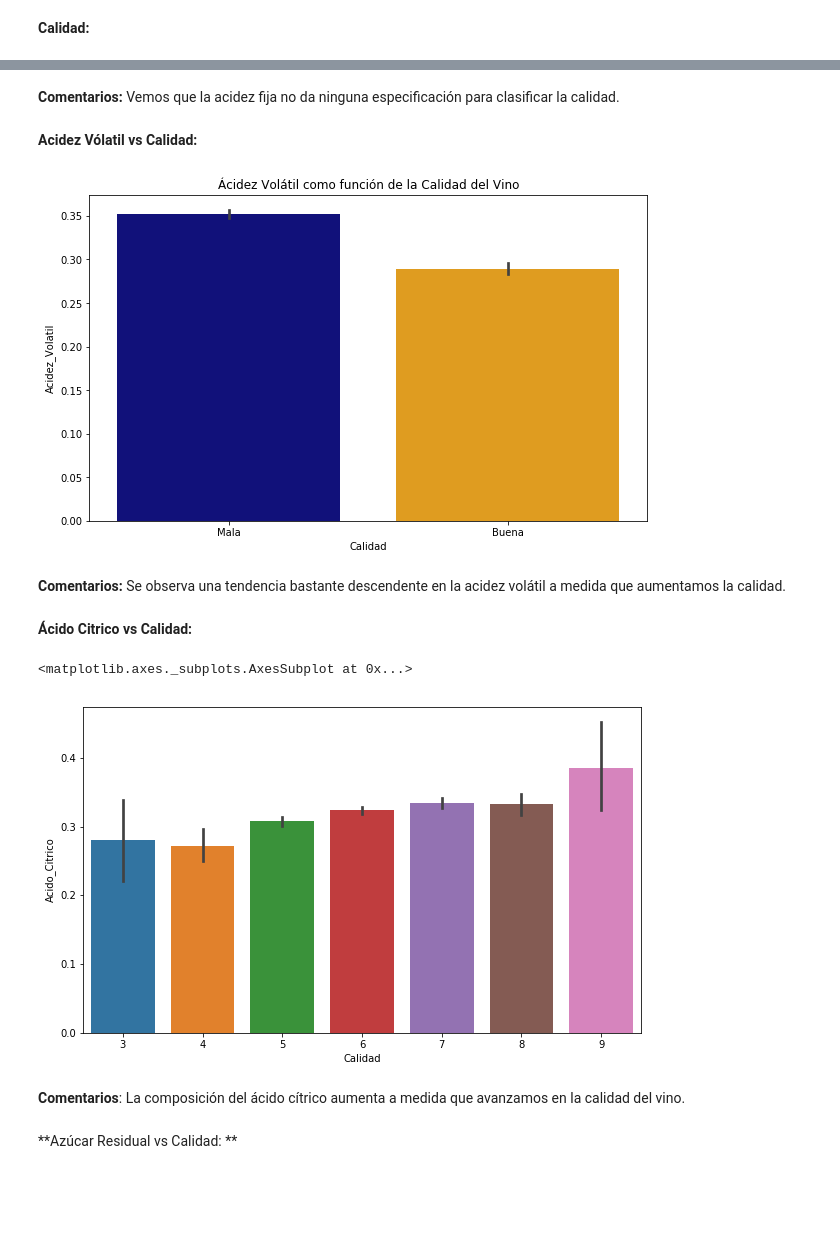
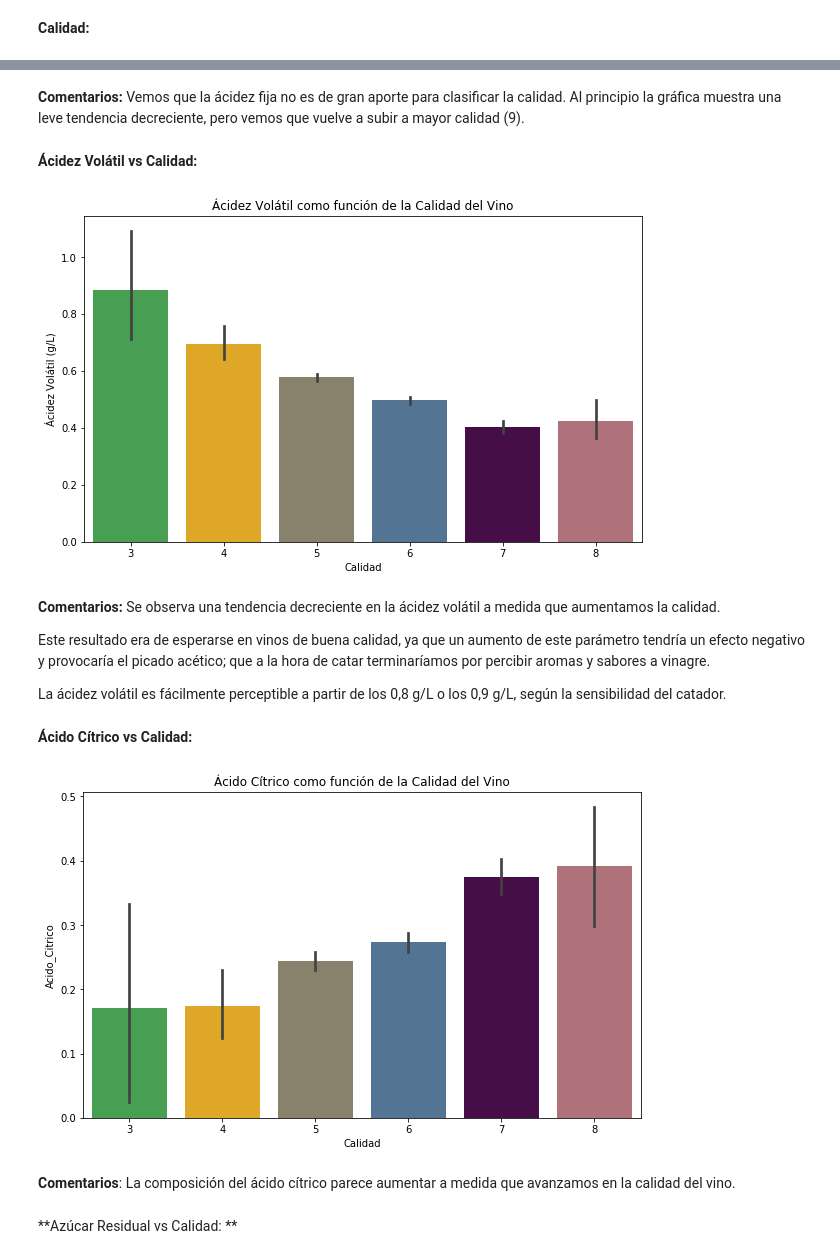
Before and after one commit to Fati486/TFM, a Jupyter notebook: Predicción_de_la_Calidad_del_Vino_usando_Machine_Learning.ipynb, the cells around one changed output, grey strips where cells are left out. Drawn from its saved outputs; the diff is of its cells as text; code cells hidden in the pictures; blank space fills up the shorter version.

```diff
--- a/Predicción_de_la_Calidad_del_Vino_usando_Machine_Learning.ipynb
+++ b/Predicción_de_la_Calidad_del_Vino_usando_Machine_Learning.ipynb
@@ -49,6 +76,6 @@ adc.json  sample_data  winequalityX.csv
 # %%
-# Carga del Dataset winequalityX.csv
-wineX = pd.read_csv('winequalityX.csv')
+# Carga del Dataset winequalityX2.csv
+wineX = pd.read_csv('winequalityX2.csv')
 
 # Obtenemos una muestra de 20 registros
 wineX.head(20)
@@ -178,7 +208,7 @@ wineX.rename(columns=
  {'type':'Tipo','fixed acidity':'Acidez_Fija',
   'volatile acidity':'Acidez_Volatil','citric acid':'Acido_Citrico',
   'residual sugar':'Azucar_Residual','chlorides':'Sal',
-  'free sulfur dioxide':'Dioxido_Sulfuro_Libres','total sulfur dioxide':'Dioxido_Sulfuro_Total',
+  'free sulfur dioxide':'Dioxido_Azufre_Libre','total sulfur dioxide':'Dioxido_Azufre_Total',
   'density':'Densidad',
   'pH':'pH','sulphates':'Sulfatos',
   'alcohol':'Alcohol','quality':'Calidad'}, inplace=True)
@@ -206,8 +235,0 @@ wineX.head(20)
-# %%
-# Actualizamos los valores de las columnas con el fin de adaptarlos
-# a las necesidades del proyecto
-wineX.replace({'Tipo' : "white"}, "Blanco", inplace=True)
-wineX.replace({'Tipo' : "red"}, "Rojo", inplace=True)
-
-#Comprobamos los resultados
-wineX.head()
@@ -300,30 +309,34 @@ plot('Alcohol','Calidad')
-# %% [markdown]
-**Comentarios:** Vemos que la acidez fija no da ninguna especificación para clasificar la calidad.
+# %% [markdown]
+**Comentarios:** Vemos que la ácidez fija no es de gran aporte para clasificar la calidad. Al principio la gráfica muestra una leve tendencia decreciente, pero vemos que vuelve a subir a mayor calidad (9).
 # %% [markdown]
-**Acidez Vólatil vs Calidad:**
+**Ácidez Volátil vs Calidad:**
 # %%
-#img2 = plt.figure(figsize = (10,6))
-#sns.barplot(x = 'Calidad', y = 'Acidez_Volatil', data = wineX)
-
-cm_surv = ["darkblue" , "orange"]
+colors = ["#39ad48", "#feb308", "#8d8468", "#49759c", "#4e0550", "#ba6873", "#017371"]
 img2 = plt.figure(figsize = (10,6))
-sns.barplot(x = 'Calidad', y = 'Acidez_Volatil', data = wineX, palette=cm_surv)
+sns.barplot(x = 'Calidad', y = 'Acidez_Volatil', data = wineX, palette=colors)
 plt.title("Ácidez Volátil como función de la Calidad del Vino")
+plt.ylabel("Ácidez Volátil (g/L)")
 plt.show()
 # %% [output]
-[figure, old version]
+[figure, new version]
-# %% [markdown]
-**Comentarios:** Se observa una tendencia bastante descendente en la acidez volátil a medida que aumentamos la calidad.
+# %% [markdown]
+**Comentarios:** Se observa una tendencia decreciente en la ácidez volátil a medida que aumentamos la calidad.
+
+Este resultado era de esperarse en vinos de buena calidad, ya que un aumento de este parámetro tendría un efecto negativo y provocaría el picado acético; que a la hora de catar terminaríamos por percibir aromas y sabores a vinagre.
+
+La ácidez volátil es fácilmente perceptible a partir de los 0,8 g/L o los 0,9 g/L, según la sensibilidad del catador.
 # %% [markdown]
-**Ácido Citrico vs Calidad:**
+**Ácido Cítrico vs Calidad:**
 # %%
+colors = ["#39ad48", "#feb308", "#8d8468", "#49759c", "#4e0550", "#ba6873", "#017371"]
 img3 = plt.figure(figsize = (10,6))
-sns.barplot(x = 'Calidad', y = 'Acido_Citrico', data = wineX)
+sns.barplot(x = 'Calidad', y = 'Acido_Citrico', data = wineX, palette=colors)
+plt.title("Ácido Cítrico como función de la Calidad del Vino")
+plt.show()
 # %% [output]
-<matplotlib.axes._subplots.AxesSubplot at 0x...>
-[figure, old version]
+[figure, new version]
 # %% [markdown]
-**Comentarios**: La composición del ácido cítrico aumenta a medida que avanzamos en la calidad del vino.
+**Comentarios**: La composición del ácido cítrico parece aumentar a medida que avanzamos en la calidad del vino.
 # %% [markdown]
 **Azúcar Residual vs Calidad: **
 # %%
```
Also changed, not shown: parts of 128 cells of this notebook.
